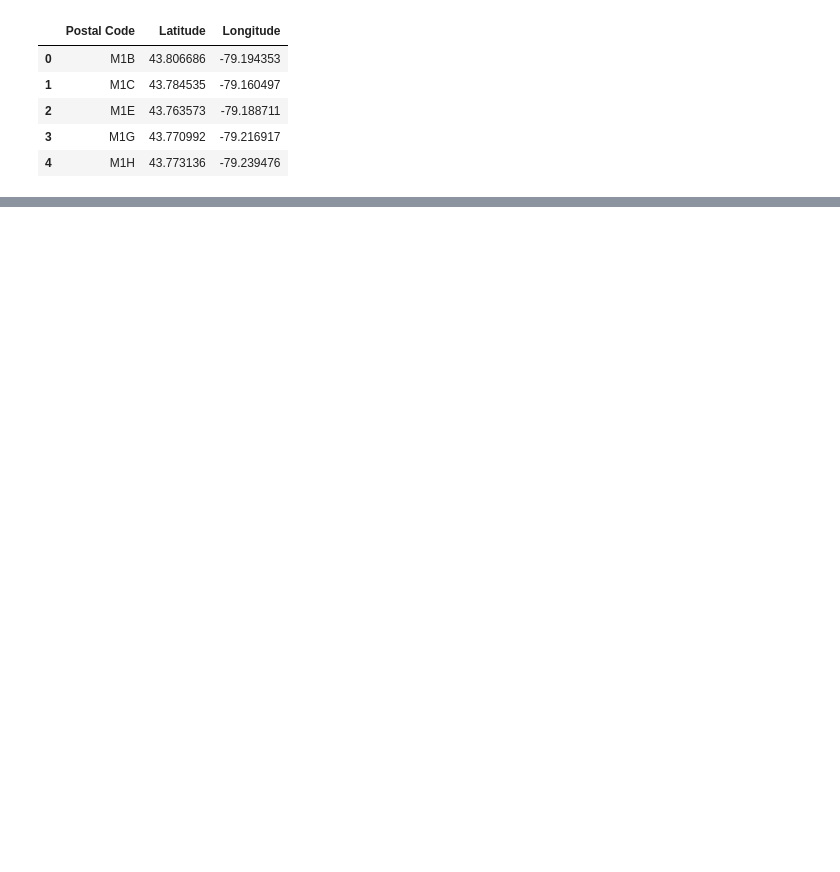
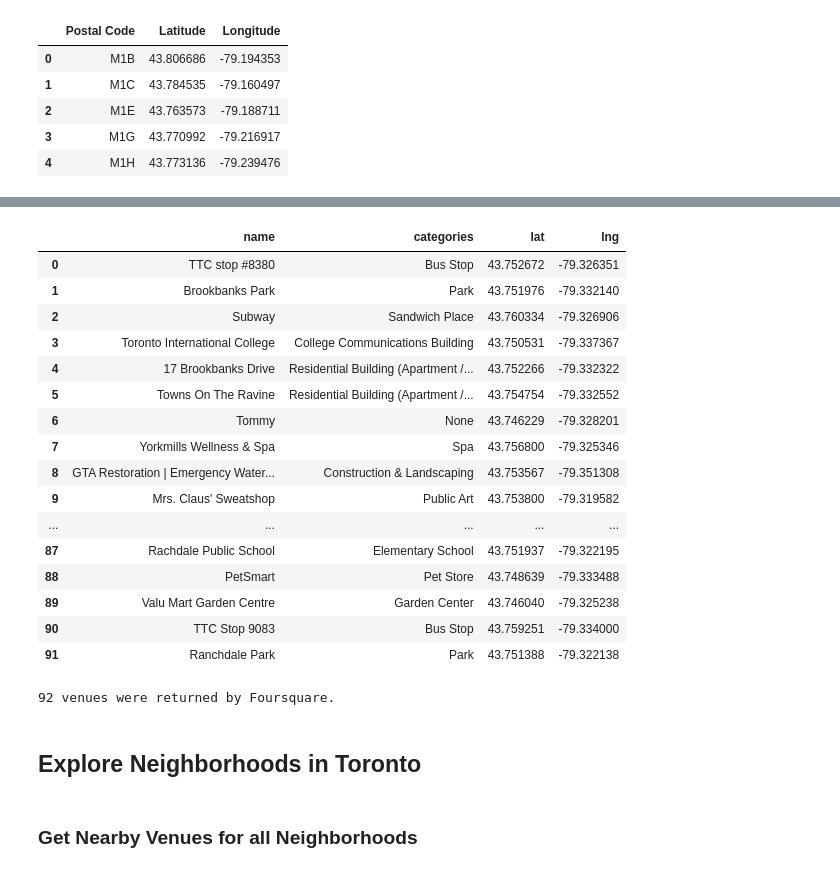
Before and after one commit to ranared/Coursera_Capstone, a Jupyter notebook: Clustering_Neighborhoods_in_Toronto.ipynb, the cells around one changed output, grey strips where cells are left out. Drawn from its saved outputs; the diff is of its cells as text; code cells hidden in the pictures; blank space fills up the shorter version.

```diff
--- a/Clustering_Neighborhoods_in_Toronto.ipynb
+++ b/Clustering_Neighborhoods_in_Toronto.ipynb
@@ -125,0 +226,7 @@ Make sure that the dataset has all 103 boroughs and their neighbourhood.
+# %%
+radius = 1000
+url = f'https://api.foursquare.com/v2/venues/search?client_id={CLIENT_ID}&client_secret={CLIENT_SECRET}&ll={neighborhood_latitude},{neighborhood_longitude}&v={VERSION}&radius={500}&limit={LIMIT}'
+#url
+# %%
+results = requests.get(url).json()
+results
@@ -125,0 +251,52 @@ Make sure that the dataset has all 103 boroughs and their neighbourhood.
+# %%
+# function that extracts the category of the venue
+def get_category_type(row):
+    try:
+        categories_list = row['categories']
+    except:
+        #categories_list = row['venue.categories']
+        return None
+
+    if len(categories_list):
+        return categories_list[0]['name']
+    else:
+        return None
+# %%
+venues = results['response']['venues']
+
+nearby_venues = pd.json_normalize(venues)
+
+filtered_columns = ['name', 'categories', 'location.lat', 'location.lng']
+nearby_venues = nearby_venues.loc[:, filtered_columns]
+
+nearby_venues['categories'] = nearby_venues.apply(get_category_type, axis=1)
+
+nearby_venues.columns = [col.split('.')[-1] for col in nearby_venues.columns]
+
+nearby_venues
+# %% [output]
+|  | name | categories | lat | lng |
+| 0 | TTC stop #8380 | Bus Stop | 43.752672 | -79.326351 |
+| 1 | Brookbanks Park | Park | 43.751976 | -79.332140 |
+| 2 | Subway | Sandwich Place | 43.760334 | -79.326906 |
+| 3 | Toronto International College | College Communications Building | 43.750531 | -79.337367 |
+| 4 | 17 Brookbanks Drive | Residential Building (Apartment /... | 43.752266 | -79.332322 |
+| 5 | Towns On The Ravine | Residential Building (Apartment /... | 43.754754 | -79.332552 |
+| 6 | Tommy | None | 43.746229 | -79.328201 |
+| 7 | Yorkmills Wellness & Spa | Spa | 43.756800 | -79.325346 |
+| 8 | GTA Restoration | Emergency Water... | Construction & Landscaping | 43.753567 | -79.351308 |
+| 9 | Mrs. Claus' Sweatshop | Public Art | 43.753800 | -79.319582 |
+| ... | ... | ... | ... | ... |
+| 87 | Rachdale Public School | Elementary School | 43.751937 | -79.322195 |
+| 88 | PetSmart | Pet Store | 43.748639 | -79.333488 |
+| 89 | Valu Mart Garden Centre | Garden Center | 43.746040 | -79.325238 |
+| 90 | TTC Stop 9083 | Bus Stop | 43.759251 | -79.334000 |
+| 91 | Ranchdale Park | Park | 43.751388 | -79.322138 |
+# %%
+print(f'{nearby_venues.shape[0]} venues were returned by Foursquare.')
+# %% [output]
+92 venues were returned by Foursquare.
+# %% [markdown]
+## Explore Neighborhoods in Toronto
+# %% [markdown]
+### Get Nearby Venues for all Neighborhoods
```
Also changed, not shown: parts of 67 cells of this notebook, 1 other file.
